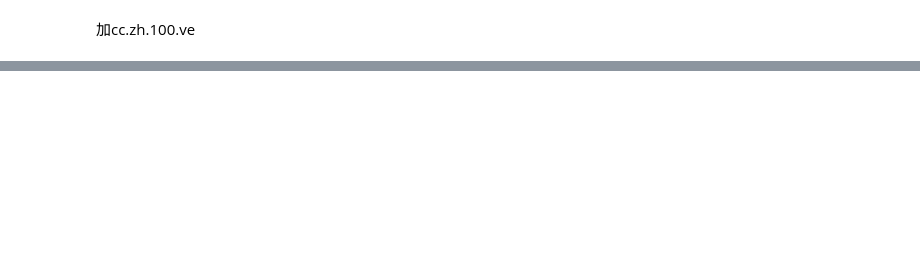
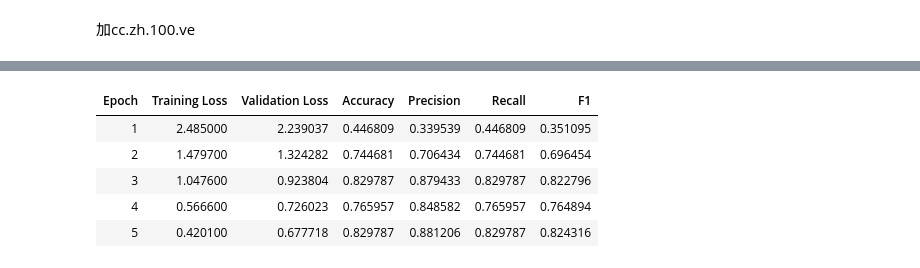
Before and after one commit to hoho56422/AI_final_acupressure, a Jupyter notebook: IAI_final.ipynb, the cells around one changed output, grey strips where cells are left out. Cells and saved outputs as stored; diff of their text form; code cells hidden in the pictures; blank space fills up the shorter version.

```diff
--- a/IAI_final.ipynb
+++ b/IAI_final.ipynb
@@ -411,0 +406,76 @@ print(f"【預測結果】：{result['預測結果']}")
+# %%
+from transformers import BertForSequenceClassification, TrainingArguments, Trainer
+from sklearn.metrics import accuracy_score, precision_recall_fscore_support
+from datasets import Dataset
+from transformers import BertTokenizer
+import pandas as pd
+import json
+
+with open("sympton_dataset.json", encoding="utf-8") as f:
+    raw_data = json.load(f)
+
+df = pd.DataFrame(raw_data)
+
+label2id = {label: i for i, label in enumerate(sorted(df['label'].unique()))}
+id2label = {i: label for label, i in label2id.items()}
+df['label_id'] = df['label'].map(label2id)
+
+tokenizer = BertTokenizer.from_pretrained("bert-base-chinese")
+dataset = Dataset.from_pandas(df[["text", "label_id"]])
+def tokenize_fn(example):
+    return tokenizer(example["text"], truncation=True, padding="max_length", max_length=64)
+
+tokenized_dataset = dataset.map(tokenize_fn)
+tokenized_dataset = tokenized_dataset.rename_column("label_id", "labels")
+split_dataset = tokenized_dataset.train_test_split(test_size=0.1, seed=42)
+
+def compute_metrics(eval_pred):
+    logits, labels = eval_pred
+    preds = logits.argmax(axis=-1)
+    precision, recall, f1, _ = precision_recall_fscore_support(labels, preds, average="weighted")
+    acc = accuracy_score(labels, preds)
+    return {
+        "accuracy": acc,
+        "precision": precision,
+        "recall": recall,
+        "f1": f1
+    }
+
+
+num_labels = len(label2id)
+model = BertForSequenceClassification.from_pretrained(
+    "bert-base-chinese",
+    num_labels=num_labels,
+    id2label=id2label,
+    label2id=label2id
+)
+
+training_args = TrainingArguments(
+    output_dir="./results",
+    eval_strategy="epoch",
+    num_train_epochs=5,
+    per_device_train_batch_size=8,
+    per_device_eval_batch_size=8,
+    logging_dir="./logs",
+    logging_steps=10,
+    report_to="none"
+)
+
+# Trainer
+trainer = Trainer(
+    model=model,
+    args=training_args,
+    train_dataset=split_dataset["train"],
+    eval_dataset=split_dataset["test"],
+    tokenizer=tokenizer,
+    compute_metrics=compute_metrics
+)
+
+trainer.train()
+model.save_pretrained("my_model/")
+tokenizer.save_pretrained("my_model/")
+
+import json
+with open("my_model/id2label.json", "w", encoding="utf-8") as f:
+    json.dump(id2label, f, ensure_ascii=False)
+# %% [output]
@@ -411,0 +486,6 @@ print(f"【預測結果】：{result['預測結果']}")
+| Epoch | Training Loss | Validation Loss | Accuracy | Precision | Recall | F1 |
+| 1 | 2.485000 | 2.239037 | 0.446809 | 0.339539 | 0.446809 | 0.351095 |
+| 2 | 1.479700 | 1.324282 | 0.744681 | 0.706434 | 0.744681 | 0.696454 |
+| 3 | 1.047600 | 0.923804 | 0.829787 | 0.879433 | 0.829787 | 0.822796 |
+| 4 | 0.566600 | 0.726023 | 0.765957 | 0.848582 | 0.765957 | 0.764894 |
+| 5 | 0.420100 | 0.677718 | 0.829787 | 0.881206 | 0.829787 | 0.824316 |
```
Also changed, not shown: parts of 7 cells of this notebook, 2 other files.
